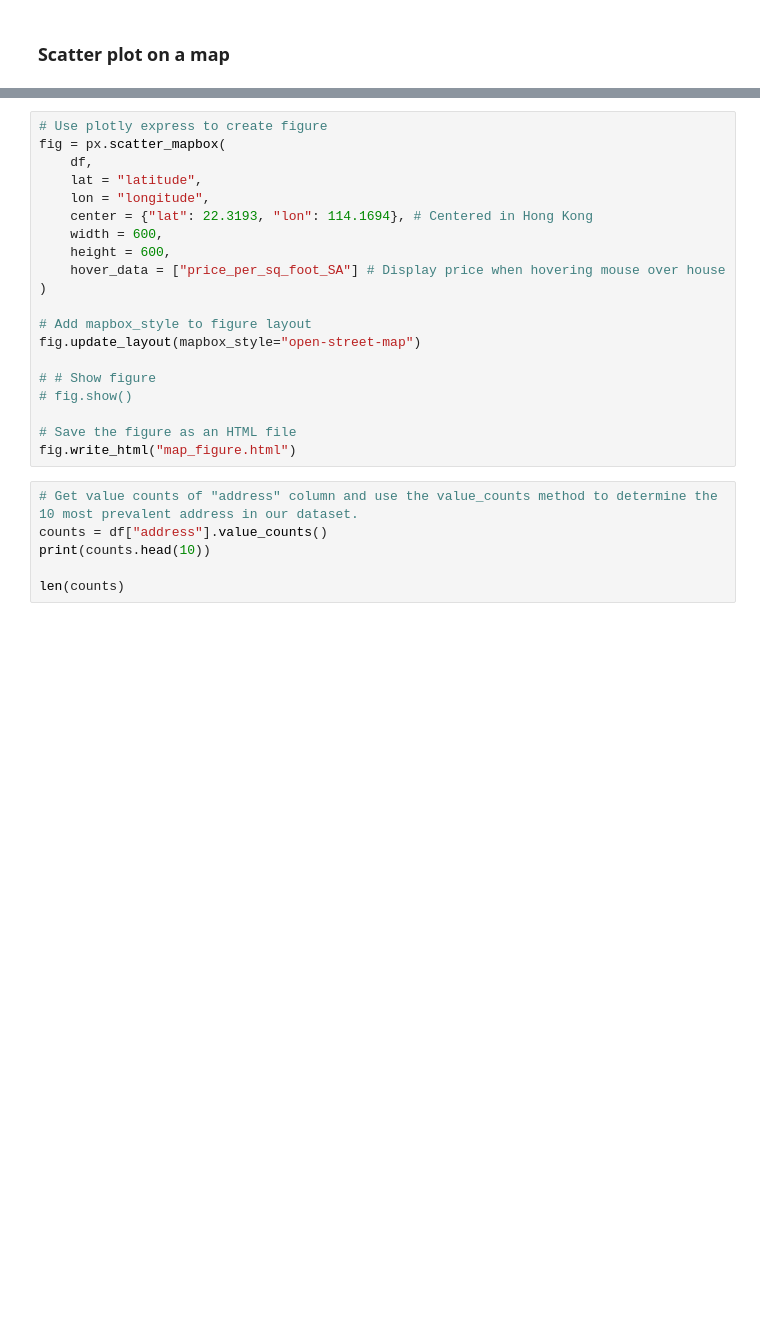
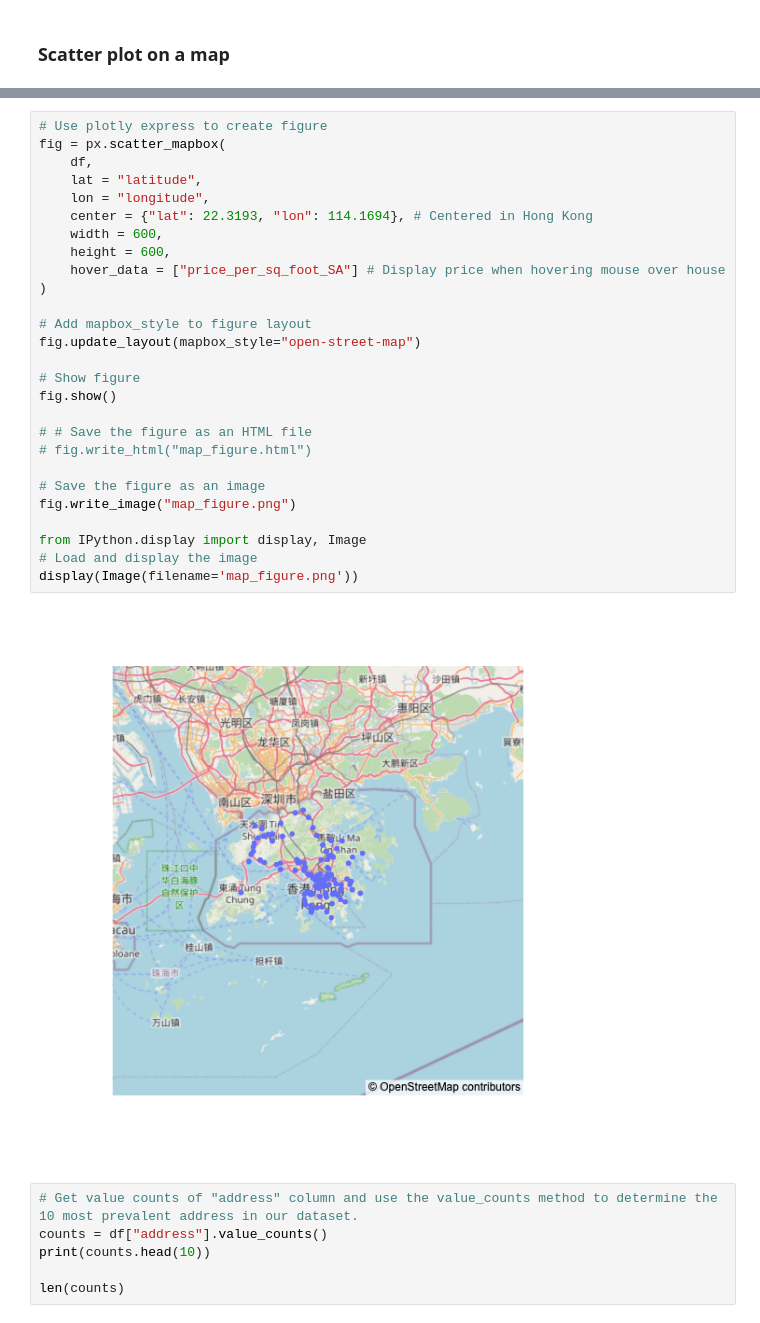
Before and after one commit to alexzheng123/Hong-Kong-Housing-Price, a Jupyter notebook: hk-housing3.0.ipynb, the cells around one changed output, grey strips where cells are left out. Cells and saved outputs as stored; diff of their text form; blank space fills up the shorter version.

```diff
--- a/hk-housing3.0.ipynb
+++ b/hk-housing3.0.ipynb
@@ -37,23 +41,32 @@ Requirement already satisfied: platformdirs>=2.5 in /Users/alexzheng/opt/anacond
 # %%
 # Use plotly express to create figure
 fig = px.scatter_mapbox(
     df,
     lat = "latitude",
     lon = "longitude",
     center = {"lat": 22.3193, "lon": 114.1694}, # Centered in Hong Kong
     width = 600,
     height = 600,
     hover_data = ["price_per_sq_foot_SA"] # Display price when hovering mouse over house
 )
 
 # Add mapbox_style to figure layout
 fig.update_layout(mapbox_style="open-street-map")
 
-# # Show figure
-# fig.show()
+# Show figure
+fig.show()
 
-# Save the figure as an HTML file
-fig.write_html("map_figure.html")
+# # Save the figure as an HTML file
+# fig.write_html("map_figure.html")
+
+# Save the figure as an image
+fig.write_image("map_figure.png")
+
+from IPython.display import display, Image
+# Load and display the image
+display(Image(filename='map_figure.png'))
+# %% [output]
+[figure, added]
 # %%
 # Get value counts of "address" column and use the value_counts method to determine the 10 most prevalent address in our dataset.
 counts = df["address"].value_counts()
```
Also changed, not shown: parts of 2 cells of this notebook, 4 other files.
